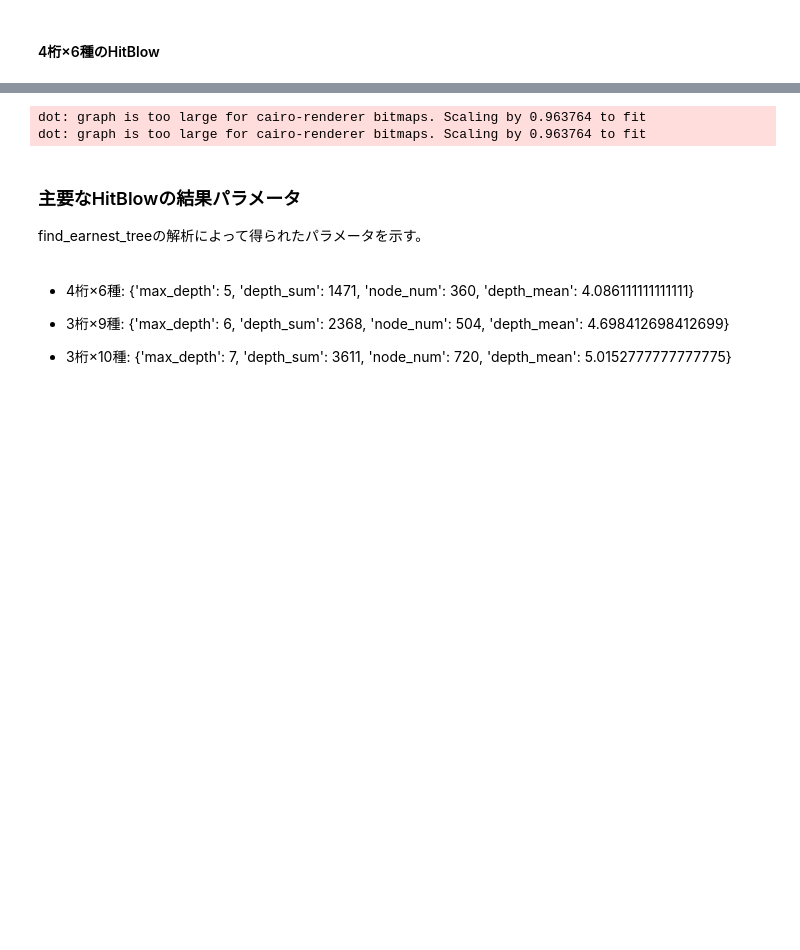
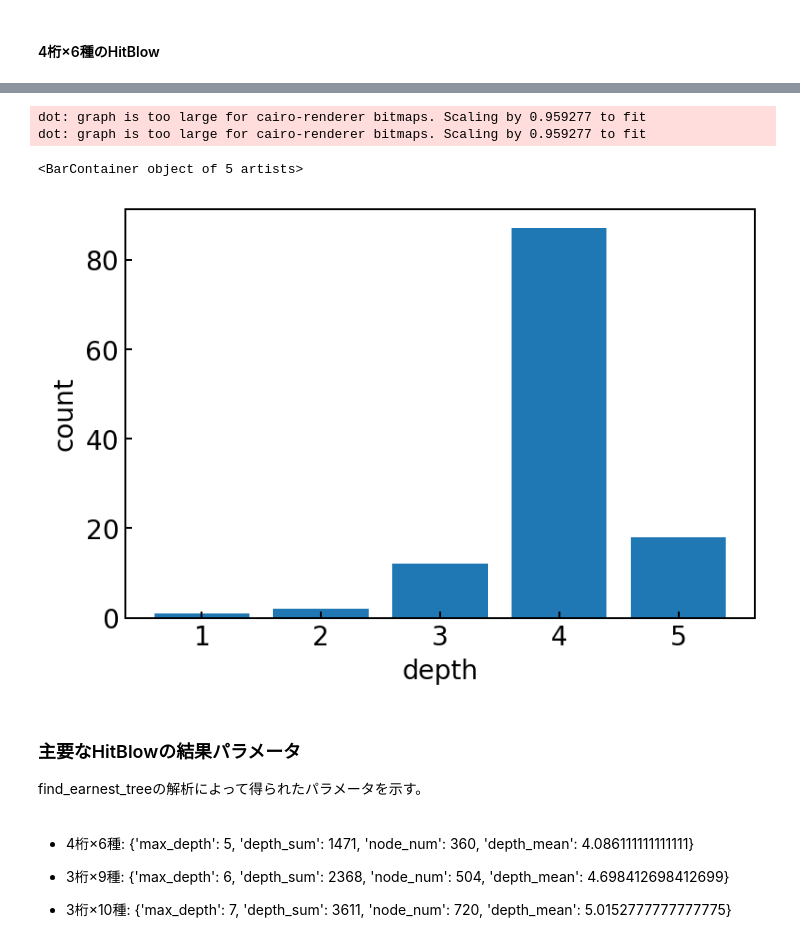
Before and after one commit to ysgrProgramming/hitblow-analyzer, a Jupyter notebook: hit_brow.ipynb, the cells around one changed output, grey strips where cells are left out. Drawn from its saved outputs; the diff is of its cells as text; code cells hidden in the pictures; blank space fills up the shorter version.

```diff
--- a/hit_brow.ipynb
+++ b/hit_brow.ipynb
@@ -362,7 +365,7 @@ class Analyze_Hitblow():
 Seed = Analyze_Seed(3, 7)
 AH = Analyze_Hitblow(Seed, 5)
 
-tree_list, params = AH.analyze_fastest_tree()
+tree_list, params = AH.analyze_earnest_tree()
 
 params
 # %% [output]
@@ -656,9 +669,16 @@ params setted
 # %%
 DH = Practice_Hitblow(Seed, tree_list)
 DH.export_as_graph("4_6_earnest_tree", list(range(1, 7)))
+depth_list = PH.count_by_depth()
+
+plt.xlabel("depth")
+plt.ylabel("count")
+plt.bar(np.arange(1, len(depth_list)), depth_list[1:])
 # %% [output]
-dot: graph is too large for cairo-renderer bitmaps. Scaling by 0.963764 to fit
-dot: graph is too large for cairo-renderer bitmaps. Scaling by 0.963764 to fit
+dot: graph is too large for cairo-renderer bitmaps. Scaling by 0.959277 to fit
+dot: graph is too large for cairo-renderer bitmaps. Scaling by 0.959277 to fit
+<BarContainer object of 5 artists>
+[figure, added]
 # %% [markdown]
 ### 主要なHitBlowの結果パラメータ
 
```
Also changed, not shown: parts of 10 cells of this notebook.
